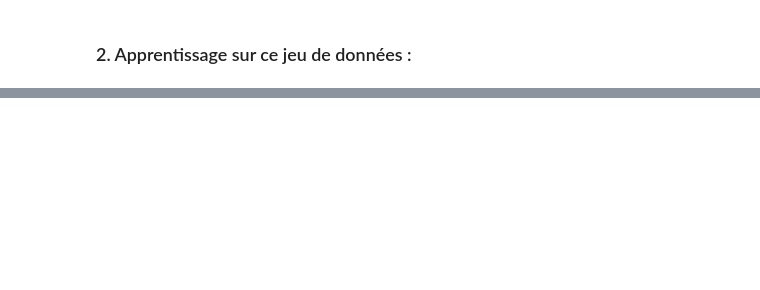
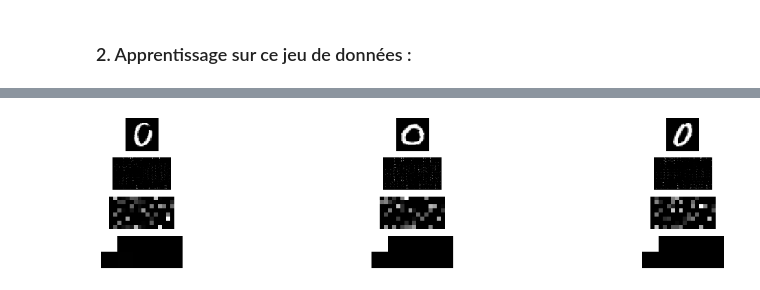
Before and after one commit to rgear/projet_BE, a Jupyter notebook: Mnist_intermediaire.ipynb, the cells around one changed output, grey strips where cells are left out. Cells and saved outputs as stored; diff of their text form; code cells hidden in the pictures; blank space fills up the shorter version.

```diff
--- a/Mnist_intermediaire.ipynb
+++ b/Mnist_intermediaire.ipynb
@@ -418,0 +416,39 @@ modeldecomp.fit(data_isolated, label_isolated,
+# %%
+
+plt.figure(figsize=(20, 4))
+j = 0
+for i in (index_label):
+    j = j+1
+    # display original
+    ax = plt.subplot(4, nb_img, j)
+    plt.imshow(X_test_conv[i].reshape(28, 28))
+    plt.gray()
+    ax.get_xaxis().set_visible(False)
+    ax.get_yaxis().set_visible(False)
+
+
+    ax = plt.subplot(4, nb_img, j + nb_img)
+    plt.imshow(Maxpool_imgs[i].reshape(72, 128))
+    plt.gray()
+    ax.get_xaxis().set_visible(False)
+    ax.get_yaxis().set_visible(False)
+
+
+    # display output first layer Dense
+    ax = plt.subplot(4, nb_img, j + 2*nb_img)
+    plt.imshow(Dense1_imgs[i].reshape(8, 16))
+    plt.gray()
+    ax.get_xaxis().set_visible(False)
+    ax.get_yaxis().set_visible(False)
+
+    # display output last layer Dense
+    ax = plt.subplot(4, nb_img, j + 3*nb_img )
+    plt.imshow(Dense2_imgs[i].reshape(2, 5))
+    plt.gray()
+    ax.get_xaxis().set_visible(False)
+    ax.get_yaxis().set_visible(False)
+
+
+plt.show()
+# %% [output]
+[figure, added]
```
Also changed, not shown: parts of 20 cells of this notebook.
